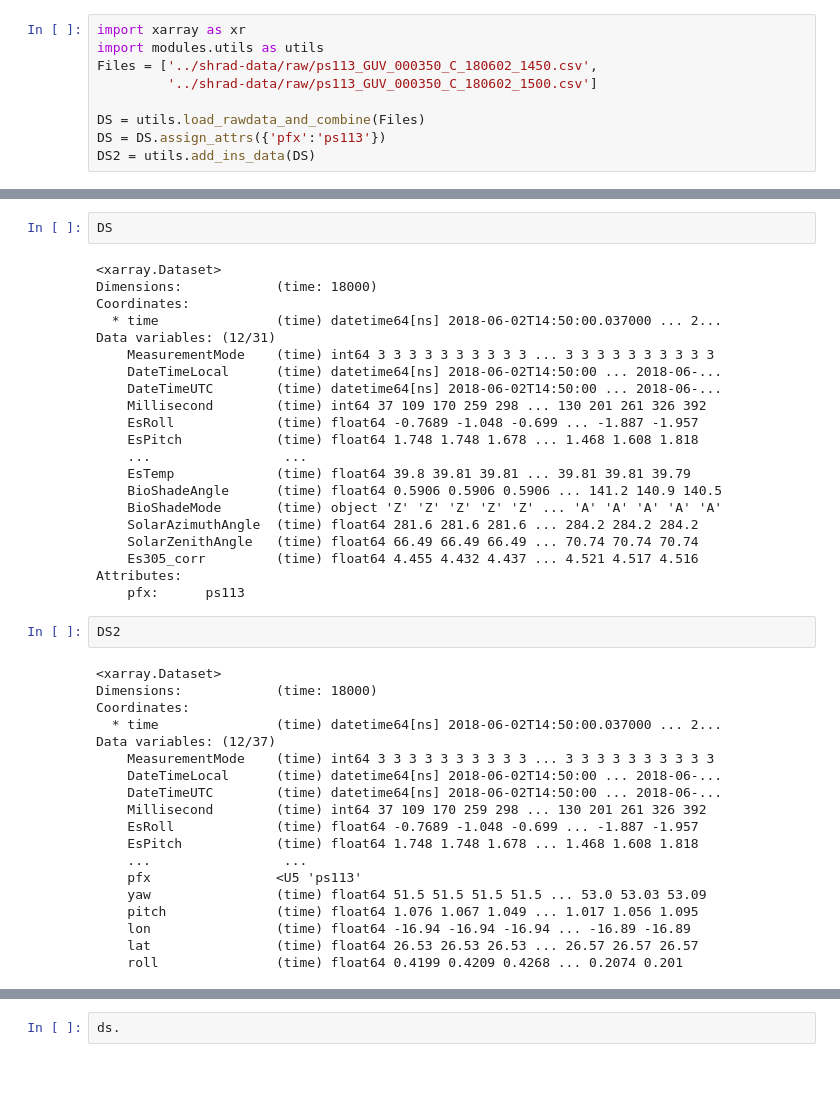
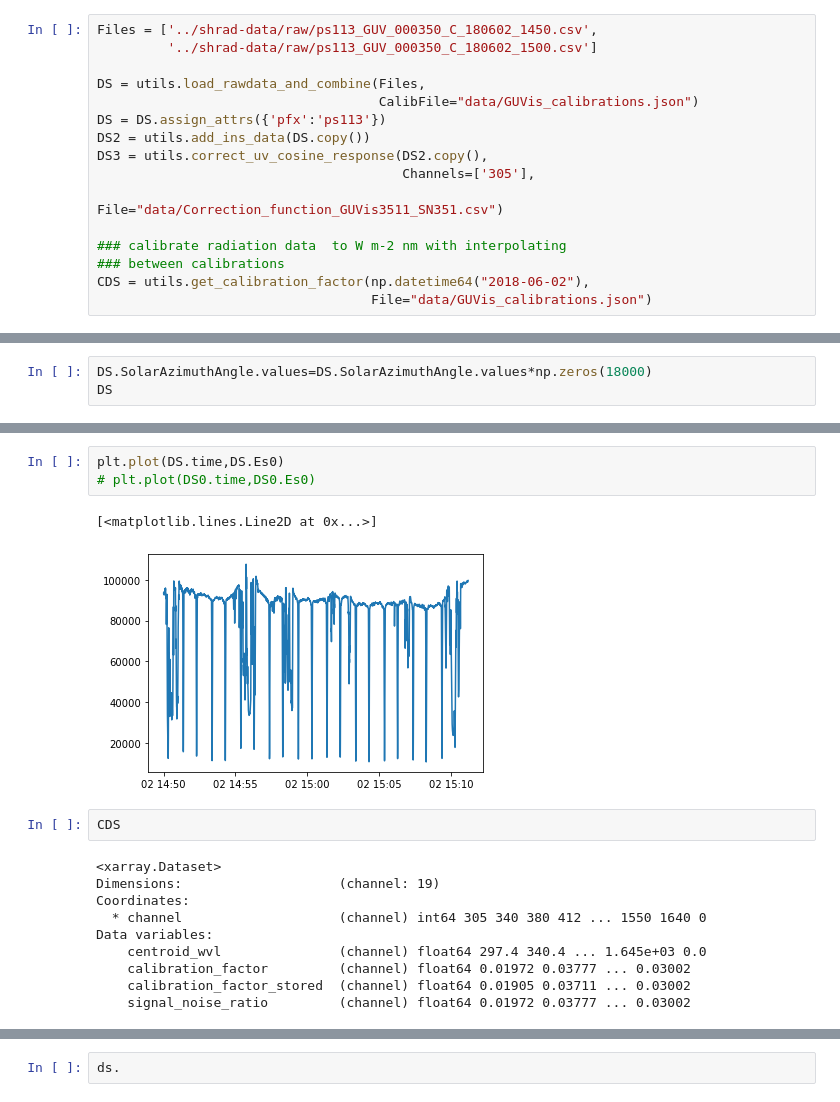
Before and after one commit to jonas-witthuhn/shrad-pro, a Jupyter notebook: test_shrad.ipynb, the cells around one changed output, grey strips where cells are left out. Drawn from its saved outputs; the diff is of its cells as text; blank space fills up the shorter version.

```diff
--- a/test_shrad.ipynb
+++ b/test_shrad.ipynb
@@ -1,12 +15,19 @@
 # %%
-import xarray as xr
-import modules.utils as utils
 Files = ['../shrad-data/raw/ps113_GUV_000350_C_180602_1450.csv',
          '../shrad-data/raw/ps113_GUV_000350_C_180602_1500.csv']
 
-DS = utils.load_rawdata_and_combine(Files)
+DS = utils.load_rawdata_and_combine(Files,
+                                    CalibFile="data/GUVis_calibrations.json")
 DS = DS.assign_attrs({'pfx':'ps113'})
-DS2 = utils.add_ins_data(DS)
+DS2 = utils.add_ins_data(DS.copy())
+DS3 = utils.correct_uv_cosine_response(DS2.copy(),
+                                       Channels=['305'],
+                                       File="data/Correction_function_GUVis3511_SN351.csv")
+
+### calibrate radiation data  to W m-2 nm with interpolating
+### between calibrations
+CDS = utils.get_calibration_factor(np.datetime64("2018-06-02"),
+                                   File="data/GUVis_calibrations.json")
 # %% [output]
 Load raw data from 2 file(s)...
   |Read file 1/2 with 2.54MB.
@@ -14,0 +82,3 @@ Load raw data from 2 file(s)...
+# %%
+DS.SolarAzimuthAngle.values=DS.SolarAzimuthAngle.values*np.zeros(18000)
+DS
@@ -15,44 +103,18 @@ Load raw data from 2 file(s)...
 # %%
-DS
+plt.plot(DS.time,DS.Es0)
+# plt.plot(DS0.time,DS0.Es0)
 # %% [output]
-<xarray.Dataset>
-Dimensions:            (time: 18000)
-Coordinates:
-  * time               (time) datetime64[ns] 2018-06-02T14:50:00.037000 ... 2...
-Data variables: (12/31)
-    MeasurementMode    (time) int64 3 3 3 3 3 3 3 3 3 3 ... 3 3 3 3 3 3 3 3 3 3
-    DateTimeLocal      (time) datetime64[ns] 2018-06-02T14:50:00 ... 2018-06-...
-    DateTimeUTC        (time) datetime64[ns] 2018-06-02T14:50:00 ... 2018-06-...
-    Millisecond        (time) int64 37 109 170 259 298 ... 130 201 261 326 392
-    EsRoll             (time) float64 -0.7689 -1.048 -0.699 ... -1.887 -1.957
-    EsPitch            (time) float64 1.748 1.748 1.678 ... 1.468 1.608 1.818
-    ...                 ...
-    EsTemp             (time) float64 39.8 39.81 39.81 ... 39.81 39.81 39.79
-    BioShadeAngle      (time) float64 0.5906 0.5906 0.5906 ... 141.2 140.9 140.5
-    BioShadeMode       (time) object 'Z' 'Z' 'Z' 'Z' 'Z' ... 'A' 'A' 'A' 'A' 'A'
-    SolarAzimuthAngle  (time) float64 281.6 281.6 281.6 ... 284.2 284.2 284.2
-    SolarZenithAngle   (time) float64 66.49 66.49 66.49 ... 70.74 70.74 70.74
-    Es305_corr         (time) float64 4.455 4.432 4.437 ... 4.521 4.517 4.516
-Attributes:
-    pfx:      ps113
+[<matplotlib.lines.Line2D at 0x...>]
+[figure, added]
 # %%
-DS2
+CDS
 # %% [output]
 <xarray.Dataset>
-Dimensions:            (time: 18000)
+Dimensions:                    (channel: 19)
 Coordinates:
-  * time               (time) datetime64[ns] 2018-06-02T14:50:00.037000 ... 2...
-Data variables: (12/37)
-    MeasurementMode    (time) int64 3 3 3 3 3 3 3 3 3 3 ... 3 3 3 3 3 3 3 3 3 3
-    DateTimeLocal      (time) datetime64[ns] 2018-06-02T14:50:00 ... 2018-06-...
-    DateTimeUTC        (time) datetime64[ns] 2018-06-02T14:50:00 ... 2018-06-...
-    Millisecond        (time) int64 37 109 170 259 298 ... 130 201 261 326 392
-    EsRoll             (time) float64 -0.7689 -1.048 -0.699 ... -1.887 -1.957
-    EsPitch            (time) float64 1.748 1.748 1.678 ... 1.468 1.608 1.818
-    ...                 ...
-    pfx                <U5 'ps113'
-    yaw                (time) float64 51.5 51.5 51.5 51.5 ... 53.0 53.03 53.09
-    pitch              (time) float64 1.076 1.067 1.049 ... 1.017 1.056 1.095
-    lon                (time) float64 -16.94 -16.94 -16.94 ... -16.89 -16.89
-    lat                (time) float64 26.53 26.53 26.53 ... 26.57 26.57 26.57
-    roll               (time) float64 0.4199 0.4209 0.4268 ... 0.2074 0.201
+  * channel                    (channel) int64 305 340 380 412 ... 1550 1640 0
+Data variables:
+    centroid_wvl               (channel) float64 297.4 340.4 ... 1.645e+03 0.0
+    calibration_factor         (channel) float64 0.01972 0.03777 ... 0.03002
+    calibration_factor_stored  (channel) float64 0.01905 0.03711 ... 0.03002
+    signal_noise_ratio         (channel) float64 0.01972 0.03777 ... 0.03002
```
Also changed, not shown: parts of 10 cells of this notebook, 7 other files.
